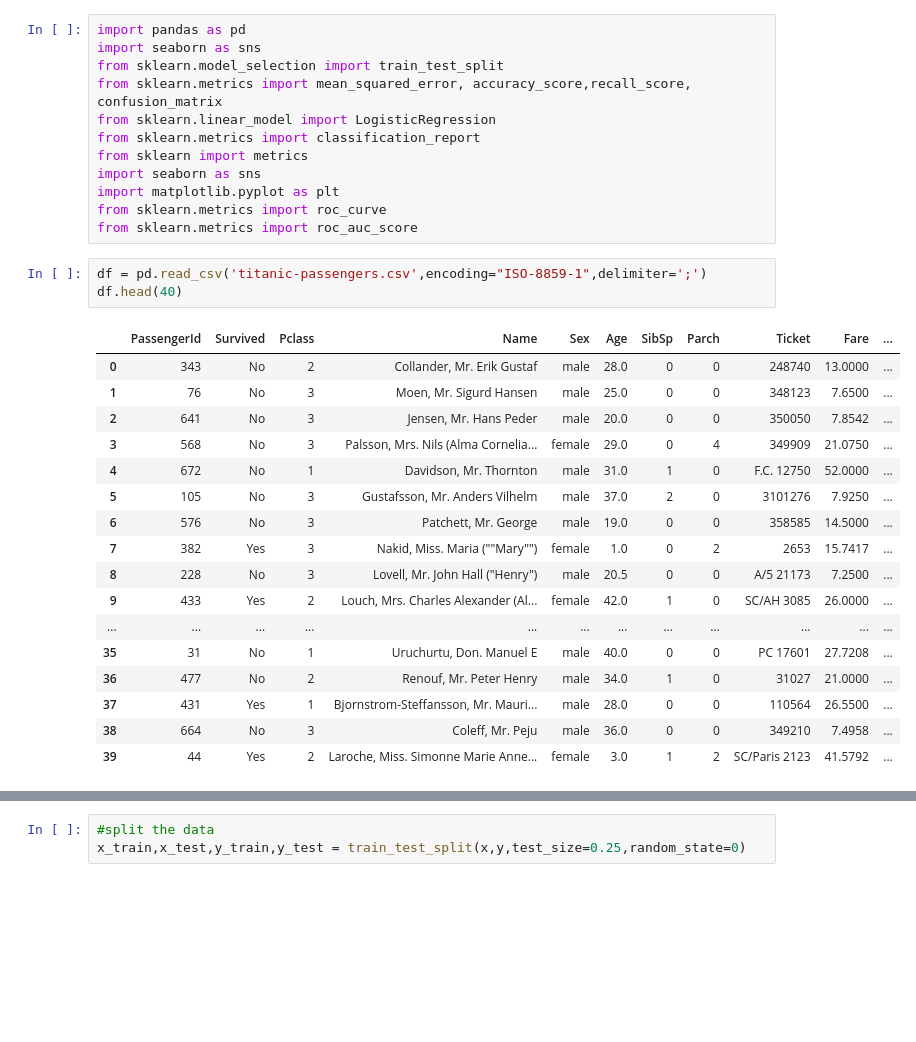
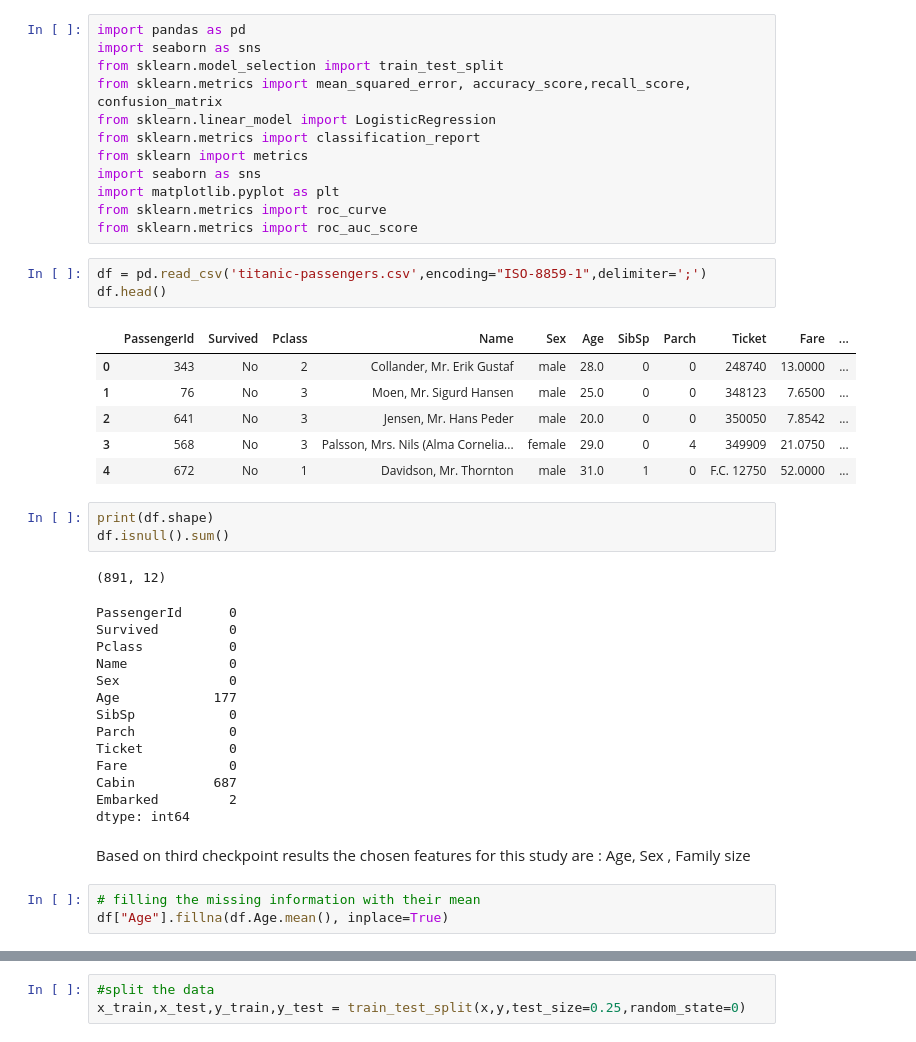
Before and after one commit to raniakbr/Artificial_intelligence_samsung_innovation_compus, a Jupyter notebook: fifth_checkpoint.ipynb, the cells around one changed output, grey strips where cells are left out. Drawn from its saved outputs; the diff is of its cells as text; blank space fills up the shorter version.

```diff
--- a/fifth_checkpoint.ipynb
+++ b/fifth_checkpoint.ipynb
@@ -12,22 +12,34 @@ from sklearn.metrics import roc_curve
 from sklearn.metrics import roc_auc_score
 # %%
 df = pd.read_csv('titanic-passengers.csv',encoding="ISO-8859-1",delimiter=';')
-df.head(40)
+df.head()
 # %% [output]
 |  | PassengerId | Survived | Pclass | Name | Sex | Age | SibSp | Parch | Ticket | Fare | ... |
 | 0 | 343 | No | 2 | Collander, Mr. Erik Gustaf | male | 28.0 | 0 | 0 | 248740 | 13.0000 | ... |
 | 1 | 76 | No | 3 | Moen, Mr. Sigurd Hansen | male | 25.0 | 0 | 0 | 348123 | 7.6500 | ... |
 | 2 | 641 | No | 3 | Jensen, Mr. Hans Peder | male | 20.0 | 0 | 0 | 350050 | 7.8542 | ... |
 | 3 | 568 | No | 3 | Palsson, Mrs. Nils (Alma Cornelia... | female | 29.0 | 0 | 4 | 349909 | 21.0750 | ... |
 | 4 | 672 | No | 1 | Davidson, Mr. Thornton | male | 31.0 | 1 | 0 | F.C. 12750 | 52.0000 | ... |
-| 5 | 105 | No | 3 | Gustafsson, Mr. Anders Vilhelm | male | 37.0 | 2 | 0 | 3101276 | 7.9250 | ... |
-| 6 | 576 | No | 3 | Patchett, Mr. George | male | 19.0 | 0 | 0 | 358585 | 14.5000 | ... |
-| 7 | 382 | Yes | 3 | Nakid, Miss. Maria (""Mary"") | female | 1.0 | 0 | 2 | 2653 | 15.7417 | ... |
-| 8 | 228 | No | 3 | Lovell, Mr. John Hall ("Henry") | male | 20.5 | 0 | 0 | A/5 21173 | 7.2500 | ... |
-| 9 | 433 | Yes | 2 | Louch, Mrs. Charles Alexander (Al... | female | 42.0 | 1 | 0 | SC/AH 3085 | 26.0000 | ... |
-| ... | ... | ... | ... | ... | ... | ... | ... | ... | ... | ... | ... |
-| 35 | 31 | No | 1 | Uruchurtu, Don. Manuel E | male | 40.0 | 0 | 0 | PC 17601 | 27.7208 | ... |
-| 36 | 477 | No | 2 | Renouf, Mr. Peter Henry | male | 34.0 | 1 | 0 | 31027 | 21.0000 | ... |
-| 37 | 431 | Yes | 1 | Bjornstrom-Steffansson, Mr. Mauri... | male | 28.0 | 0 | 0 | 110564 | 26.5500 | ... |
-| 38 | 664 | No | 3 | Coleff, Mr. Peju | male | 36.0 | 0 | 0 | 349210 | 7.4958 | ... |
-| 39 | 44 | Yes | 2 | Laroche, Miss. Simonne Marie Anne... | female | 3.0 | 1 | 2 | SC/Paris 2123 | 41.5792 | ... |
+# %%
+print(df.shape)
+df.isnull().sum()
+# %% [output]
+(891, 12)
+PassengerId      0
+Survived         0
+Pclass           0
+Name             0
+Sex              0
+Age            177
+SibSp            0
+Parch            0
+Ticket           0
+Fare             0
+Cabin          687
+Embarked         2
+dtype: int64
+# %% [markdown]
+Based on third checkpoint results the chosen features for this study are  : Age, Sex , Family size
+# %%
+# filling the missing information with their mean
+df["Age"].fillna(df.Age.mean(), inplace=True)
```
Also changed, not shown: parts of 12 cells of this notebook.
